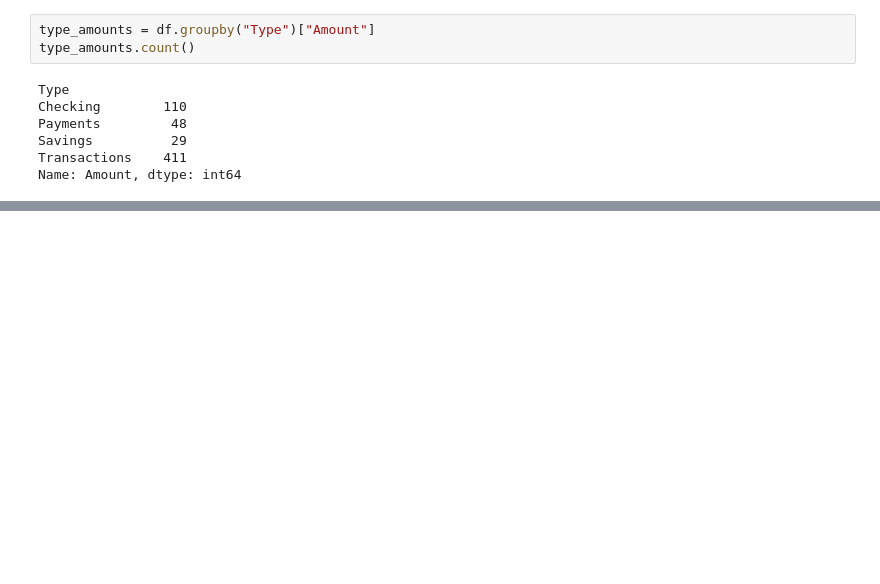
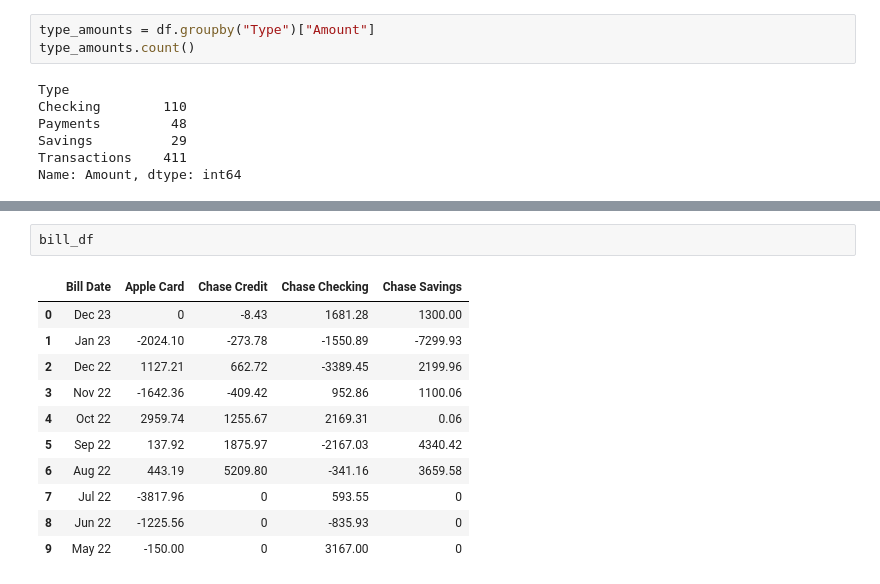
Before and after one commit to CChalland/Banking-Statmement-Converter, a Jupyter notebook: .demo/data_table.ipynb, the cells around one changed output, grey strips where cells are left out. Cells and saved outputs as stored; diff of their text form; blank space fills up the shorter version.

```diff
--- a/.demo/data_table.ipynb
+++ b/.demo/data_table.ipynb
@@ -111,0 +155,14 @@ Total Amount:  17095.77
+# %%
+bill_df
+# %% [output]
+|  | Bill Date | Apple Card | Chase Credit | Chase Checking | Chase Savings |
+| 0 | Dec 23 | 0 | -8.43 | 1681.28 | 1300.00 |
+| 1 | Jan 23 | -2024.10 | -273.78 | -1550.89 | -7299.93 |
+| 2 | Dec 22 | 1127.21 | 662.72 | -3389.45 | 2199.96 |
+| 3 | Nov 22 | -1642.36 | -409.42 | 952.86 | 1100.06 |
+| 4 | Oct 22 | 2959.74 | 1255.67 | 2169.31 | 0.06 |
+| 5 | Sep 22 | 137.92 | 1875.97 | -2167.03 | 4340.42 |
+| 6 | Aug 22 | 443.19 | 5209.80 | -341.16 | 3659.58 |
+| 7 | Jul 22 | -3817.96 | 0 | 593.55 | 0 |
+| 8 | Jun 22 | -1225.56 | 0 | -835.93 | 0 |
+| 9 | May 22 | -150.00 | 0 | 3167.00 | 0 |
```
Also changed, not shown: parts of 7 cells of this notebook, 2 other files.
